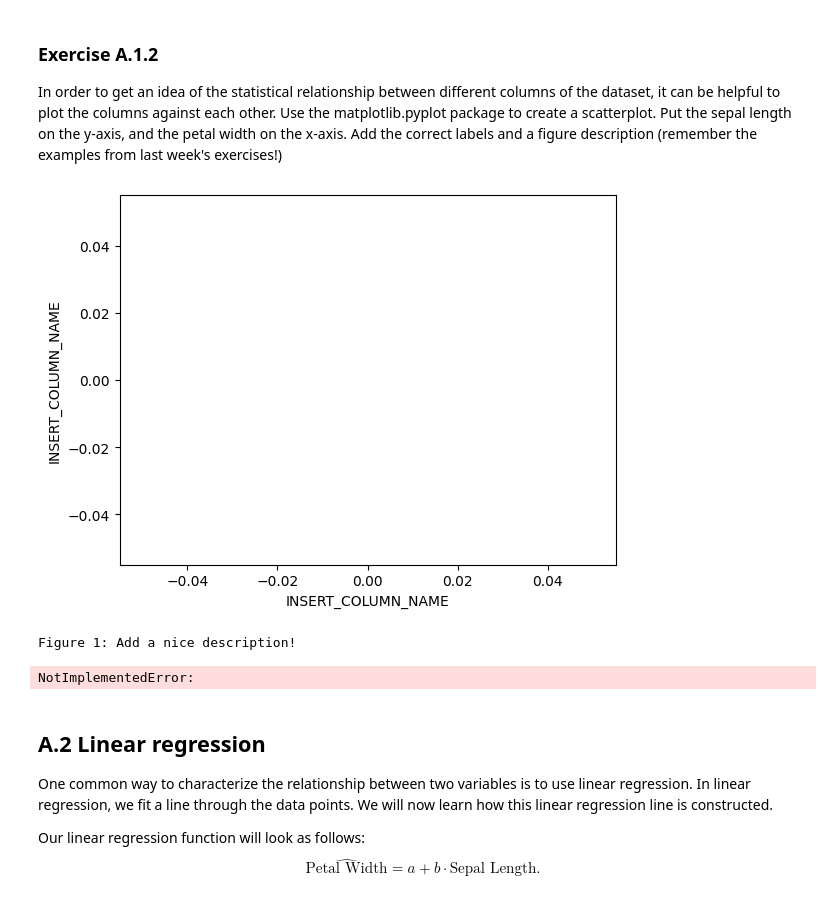
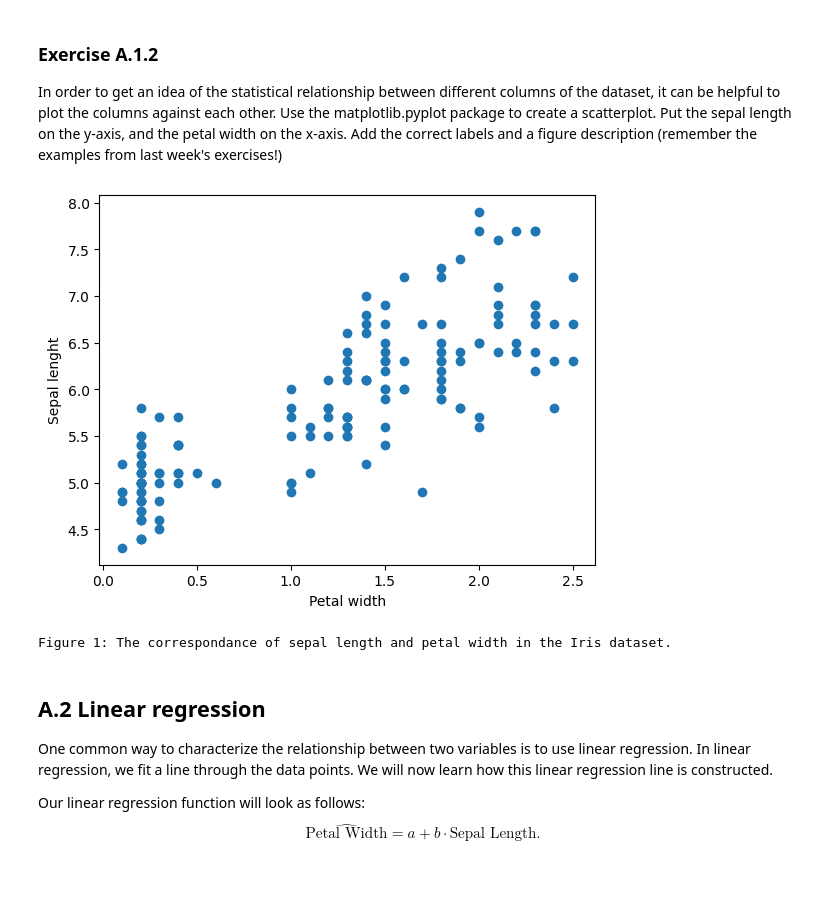
Before and after one commit to lanster42/Erasmus-Notes-25-26, a Jupyter notebook: Data mining and Machine learning/Assignment1.ipynb, the cells around one changed output. Saved outputs shown, nothing was run; the diff lists cells and outputs as text; code cells hidden in the pictures.

```diff
--- a/Data mining and Machine learning/Assignment1.ipynb
+++ b/Data mining and Machine learning/Assignment1.ipynb
@@ -64,9 +64,9 @@ Here follows a print of the first few rows of the Iris dataset:
 
 Say we are interested in the relationship between two columns of the dataset. Assign the sepal length column of the iris dataset to the sepal_length object, and assign the petal width column to the petal_width object. Use the np.array() function such that both objects are np.ndarrays.
 # %%
-### FILL IN YOUR ANSWER BELOW
-sepal_length = np.array(None) # Fill in the correct column from the iris dataset
-petal_width = np.array(None) # Fill in the correct column from the iris dataset
-# YOUR CODE HERE
-raise NotImplementedError()
+
+sepal_length = np.array(iris_data.sepal_length) # Fill in the correct column from the iris dataset
+print(sepal_length)
+petal_width = np.array(iris_data.petal_width) # Fill in the correct column from the iris dataset
+print(petal_width)
 # %% [output]
@@ -78,17 +95,15 @@ In order to get an idea of the statistical relationship between different column
 # %%
 import matplotlib.pyplot as plt
 
 ### FILL IN YOUR ANSWER BELOW
-plt.scatter(None, None) # Fill in sepal_length and petal_width in the correct places
-plt.xlabel("INSERT_COLUMN_NAME") # Put the correct label on the x-axis
-plt.ylabel("INSERT_COLUMN_NAME") # Put the correct label on the y-axis
+plt.scatter(petal_width, sepal_length) # Fill in sepal_length and petal_width in the correct places
+plt.xlabel("Petal width") # Put the correct label on the x-axis
+plt.ylabel("Sepal lenght") # Put the correct label on the y-axis
 plt.show()
-print('Figure 1: Add a nice description!')
-raise NotImplementedError()
+print('Figure 1: The correspondance of sepal length and petal width in the Iris dataset.')
 # %% [output]
-[figure, old version]
+[figure, new version]
-Figure 1: Add a nice description!
+Figure 1: The correspondance of sepal length and petal width in the Iris dataset.
-NotImplementedError:
 # %% [markdown]
 ## A.2 Linear regression
 
```
Also changed, not shown: parts of 1 cell of this notebook.
